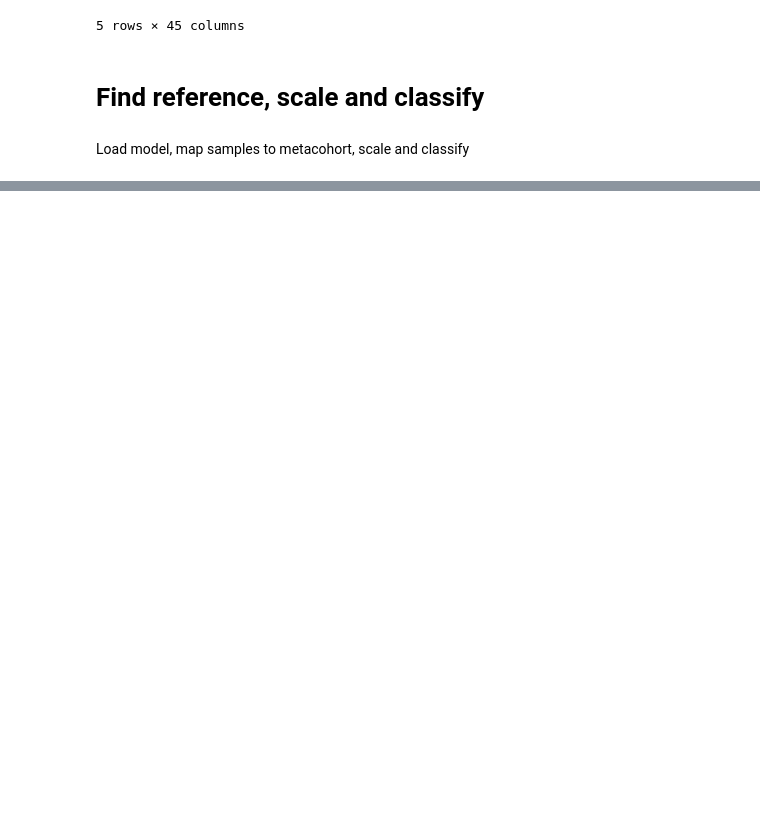
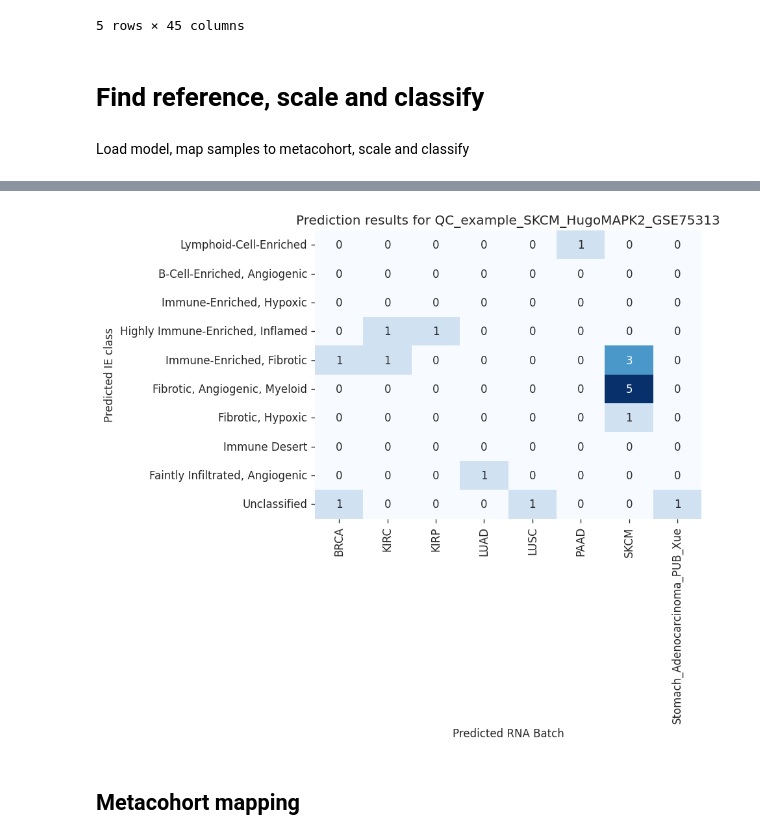
Before and after one commit to BostonGene/Immune_Escape, a Jupyter notebook: Get_reference_cohort_and_classify.ipynb, the cells around one changed output, grey strips where cells are left out. Drawn from its saved outputs; the diff is of its cells as text; code cells hidden in the pictures; blank space fills up the shorter version.

```diff
--- a/Get_reference_cohort_and_classify.ipynb
+++ b/Get_reference_cohort_and_classify.ipynb
@@ -105,37 +144,3 @@ from tqdm import tqdm
-# %%
-# Custom function to calculate predictions
-
-def get_batch_and_predicitons_for_samples(sample_df, ref_df, batch, k=100):
-    batch_pred = {}
-    probas = {}
-
-    for name, ser in tqdm(sample_df.iterrows()):
-
-        ser = ser[(~ser.isna())] # Can't process NaN features
-
-        X_ref = ref_df[ser.index].dropna() # Same set of features; be consious, classifier only take full set of features!
-
-        ident_batch = predict_batch(ser, X_ref, batch, k=k) #Higher k will produce better results
-        batch_pred[name] = ident_batch
-
-        ref_coh = X_ref[batch==ident_batch]
-
-        scaled_features = median_scale(pd.concat([ref_coh,ser.to_frame().T])) #concat with identified cohort and scale
-        scaled_features = scaled_features.loc[name]
-
-        prob = model.predict_proba(scaled_features.to_frame().T)
-        probas[name] = list(prob[0])
-
-    batch_pred = pd.Series(batch_pred)
-    probas = pd.DataFrame(probas)
-    probas.index = model.classes_
-
-    probas.loc['Unclassified'] = 0
-    probas.loc['Unclassified',probas.columns[probas[probas>0.47].isna().all()]] = 1 # Set threshold
-
-    class_predict = probas.idxmax()
-
-    return batch_pred, probas, class_predict
 # %%
 # Load pre-treained model
 with open('model/ovr_knn_calibrated.pickle', 'rb') as f:
@@ -178,0 +189,9 @@ batch_pred.to_csv('test_data/QC_example_SKCM_HugoMAPK2_GSE75313/output/identifie
+# %%
+sns.heatmap(pd.crosstab(class_predict, batch_pred).reindex(ie_order+['Unclassified']).fillna(0), cmap='Blues', annot=True, fmt='.0f', cbar=False)
+plt.xlabel('Predicted RNA Batch')
+plt.ylabel('Predicted IE class')
+_ = plt.title(f'Prediction results for {cohort_name}')
+# %% [output]
+[figure, added]
+# %% [markdown]
+## Metacohort mapping
```
Also changed, not shown: parts of 29 cells of this notebook, 14 other files.
